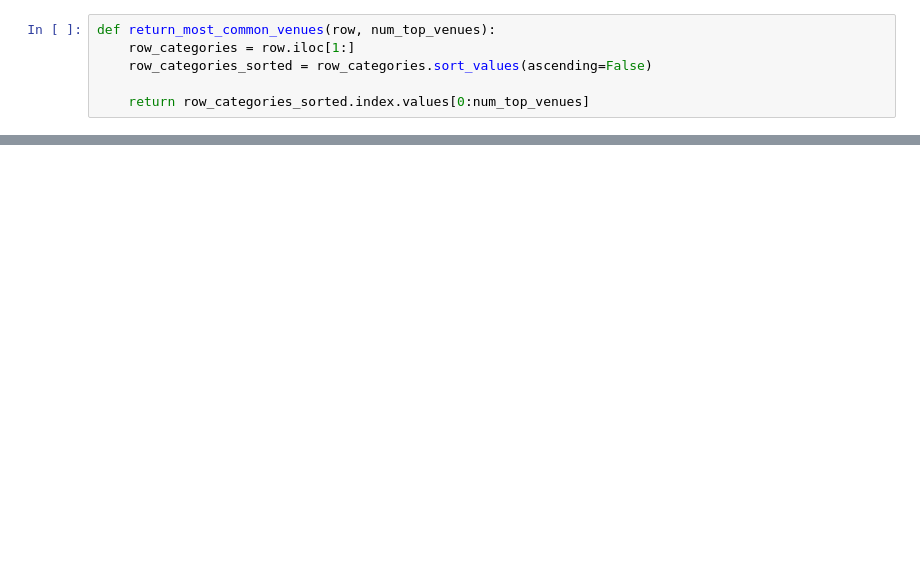
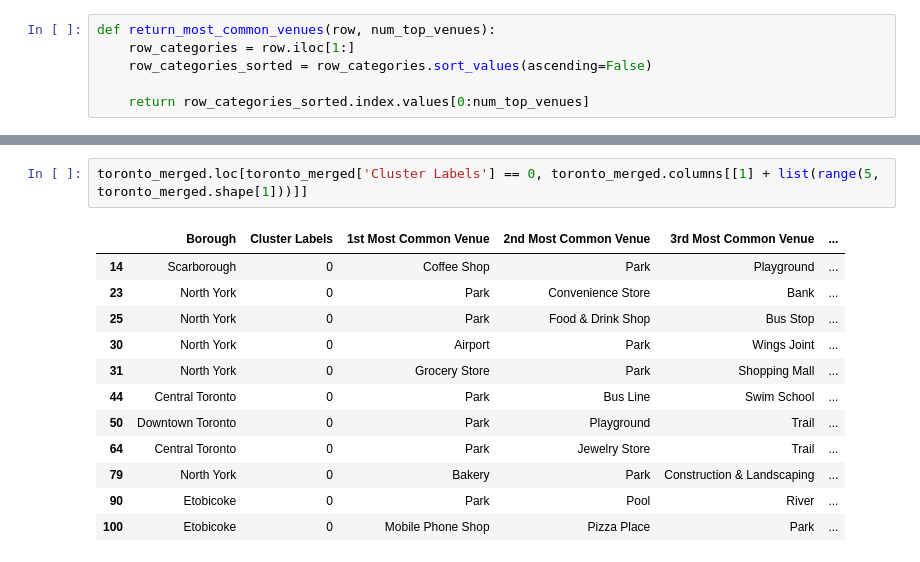
Before and after one commit to dennisb1239/Coursera_Capstone, a Jupyter notebook: K9W3 copy 2.ipynb, the cells around one changed output, grey strips where cells are left out. Cells and saved outputs as stored; diff of their text form; blank space fills up the shorter version.

```diff
--- a/K9W3 copy 2.ipynb
+++ b/K9W3 copy 2.ipynb
@@ -341,0 +427,15 @@ map_clusters
+# %%
+toronto_merged.loc[toronto_merged['Cluster Labels'] == 0, toronto_merged.columns[[1] + list(range(5, toronto_merged.shape[1]))]]
+# %% [output]
+|  | Borough | Cluster Labels | 1st Most Common Venue | 2nd Most Common Venue | 3rd Most Common Venue | ... |
+| 14 | Scarborough | 0 | Coffee Shop | Park | Playground | ... |
+| 23 | North York | 0 | Park | Convenience Store | Bank | ... |
+| 25 | North York | 0 | Park | Food & Drink Shop | Bus Stop | ... |
+| 30 | North York | 0 | Airport | Park | Wings Joint | ... |
+| 31 | North York | 0 | Grocery Store | Park | Shopping Mall | ... |
+| 44 | Central Toronto | 0 | Park | Bus Line | Swim School | ... |
+| 50 | Downtown Toronto | 0 | Park | Playground | Trail | ... |
+| 64 | Central Toronto | 0 | Park | Jewelry Store | Trail | ... |
+| 79 | North York | 0 | Bakery | Park | Construction & Landscaping | ... |
+| 90 | Etobicoke | 0 | Park | Pool | River | ... |
+| 100 | Etobicoke | 0 | Mobile Phone Shop | Pizza Place | Park | ... |
```
Also changed, not shown: parts of 18 cells of this notebook.
